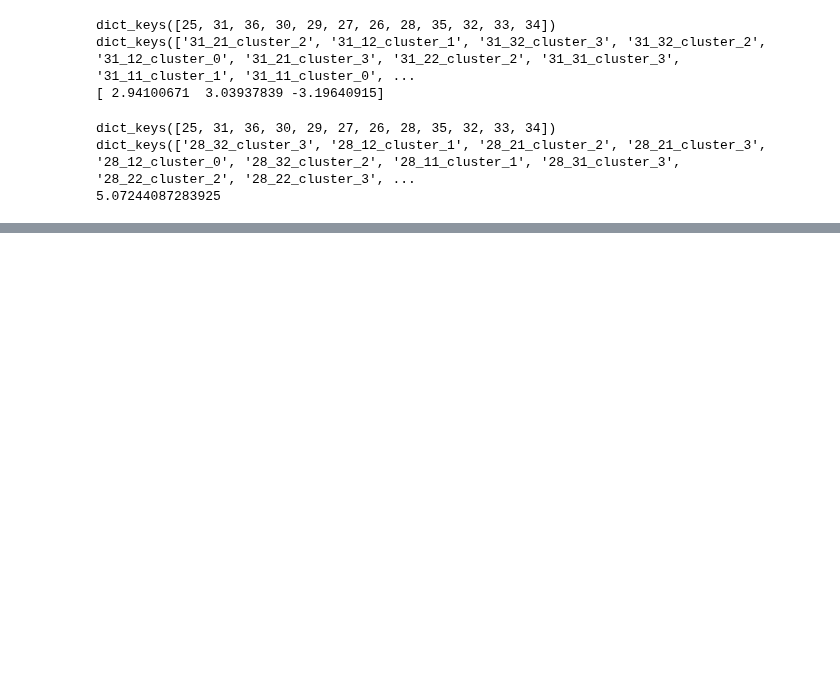
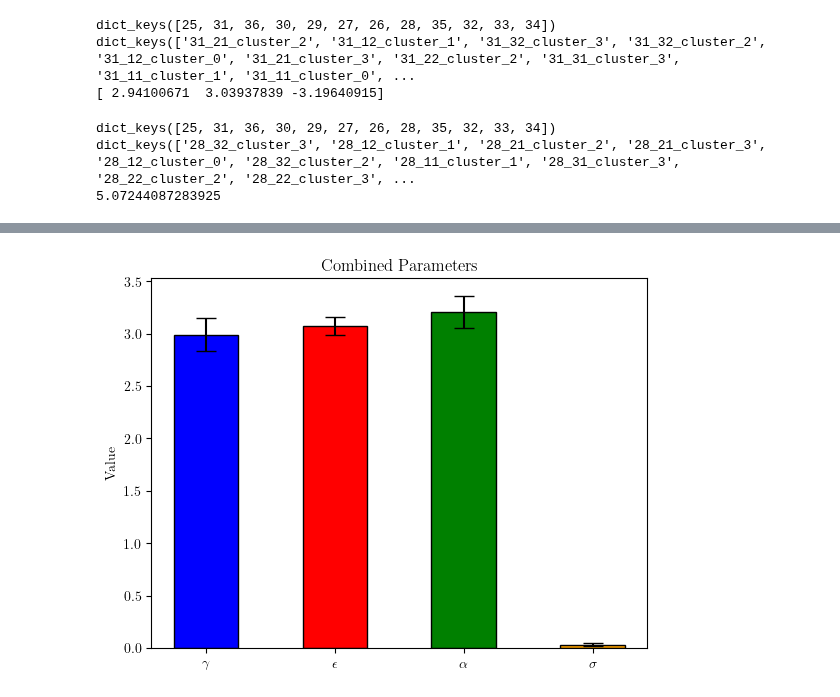
Before and after one commit to flaviaferrus/MotorControlPrediction, a Jupyter notebook: Notebooks/MultipleSubjects.ipynb, the cells around one changed output, grey strips where cells are left out. Saved outputs shown, nothing was run; the diff lists cells and outputs as text; code cells hidden in the pictures; blank space fills up the shorter version.

Commit message:
Plotting parameters' distributions

```diff
--- a/Notebooks/MultipleSubjects.ipynb
+++ b/Notebooks/MultipleSubjects.ipynb
@@ -188,0 +258,47 @@ dict_keys(['28_32_cluster_3', '28_12_cluster_1', '28_21_cluster_2', '28_21_clust
+# %%
+# Plotting function for combined parameters
+def plotting_params(parameters: np.ndarray, barWidth=0.5,
+                    saving_plot = True, folder_name = 'fitted_pics',
+                    pic_name = 'params'):
+    # Choose the height of the bars
+    bars1 = np.nanmean(parameters, axis=0)
+
+        # Choose the height of the error bars (bars1)
+    yer1 = 2 * np.nanstd(parameters, axis=0)
+
+    # The x position of bars
+    r1 = np.arange(len(bars1))
+
+    # Configure matplotlib to use LaTeX for rendering
+    plt.rcParams['text.usetex'] = True
+    plt.rcParams['font.family'] = 'serif'
+
+    fig, ax = plt.subplots(nrows=1, ncols=1)  # create figure & 1 axis
+
+    # Create bars
+    ax.bar(r1, bars1, width=barWidth, color=['blue', 'red', 'green', 'orange'], edgecolor='black', yerr=yer1, capsize=7)
+
+    # General layout
+    plt.xticks(r1, [r'$\gamma$', r'$\epsilon$', r'$\alpha$', r'$\sigma$'])
+    plt.ylabel(r'Value')
+    plt.title(r'Combined Parameters')
+
+    if saving_plot:
+
+        current_dir = os.getcwd()
+        parent_dir = os.path.dirname(current_dir)
+        data_folder = os.path.join(parent_dir, folder_name)
+        if not os.path.exists(data_folder):
+            os.makedirs(data_folder)
+
+        # Save the figure with a specific name based on the cluster
+        filename = f'{pic_name}.png'
+        filepath = os.path.join(data_folder, filename)
+        plt.savefig(filepath)
+
+
+    plt.show()
+# %%
+plotting_params(combined_params)
+# %% [output]
+[figure, added]
```
Also changed, not shown: parts of 20 cells of this notebook, 7 other files.
